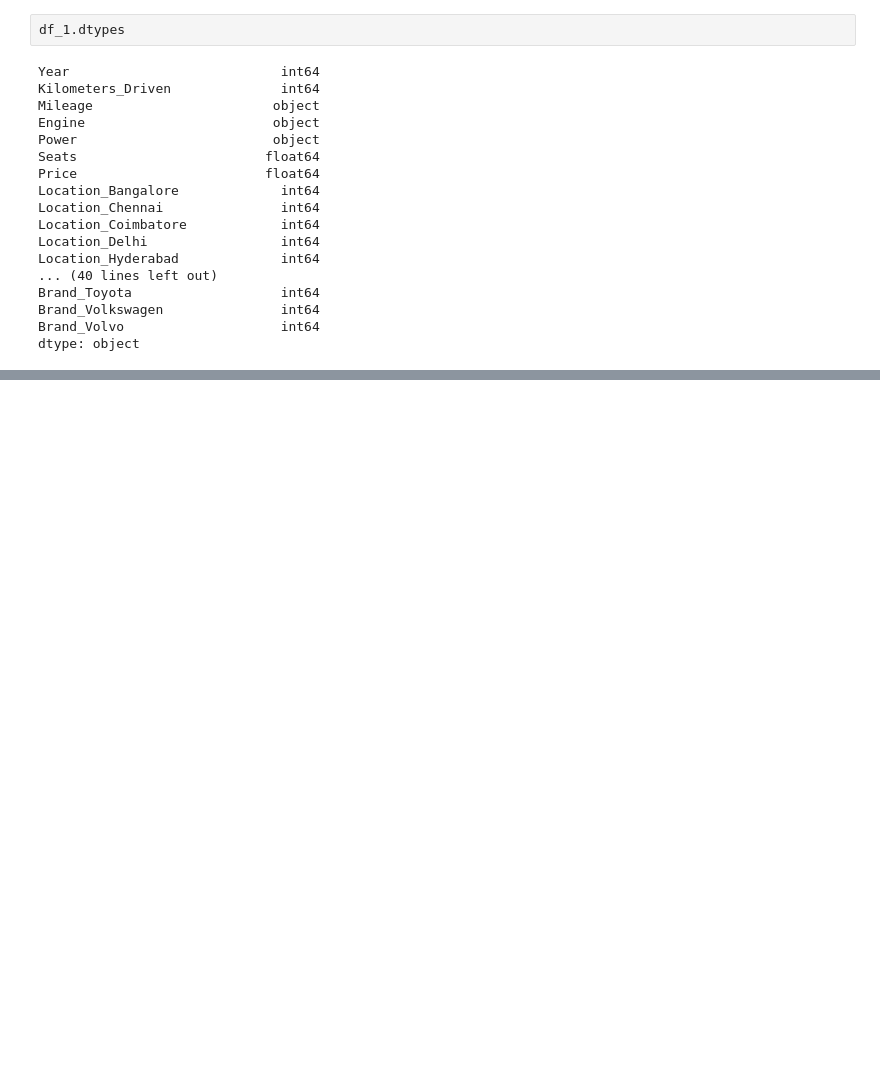
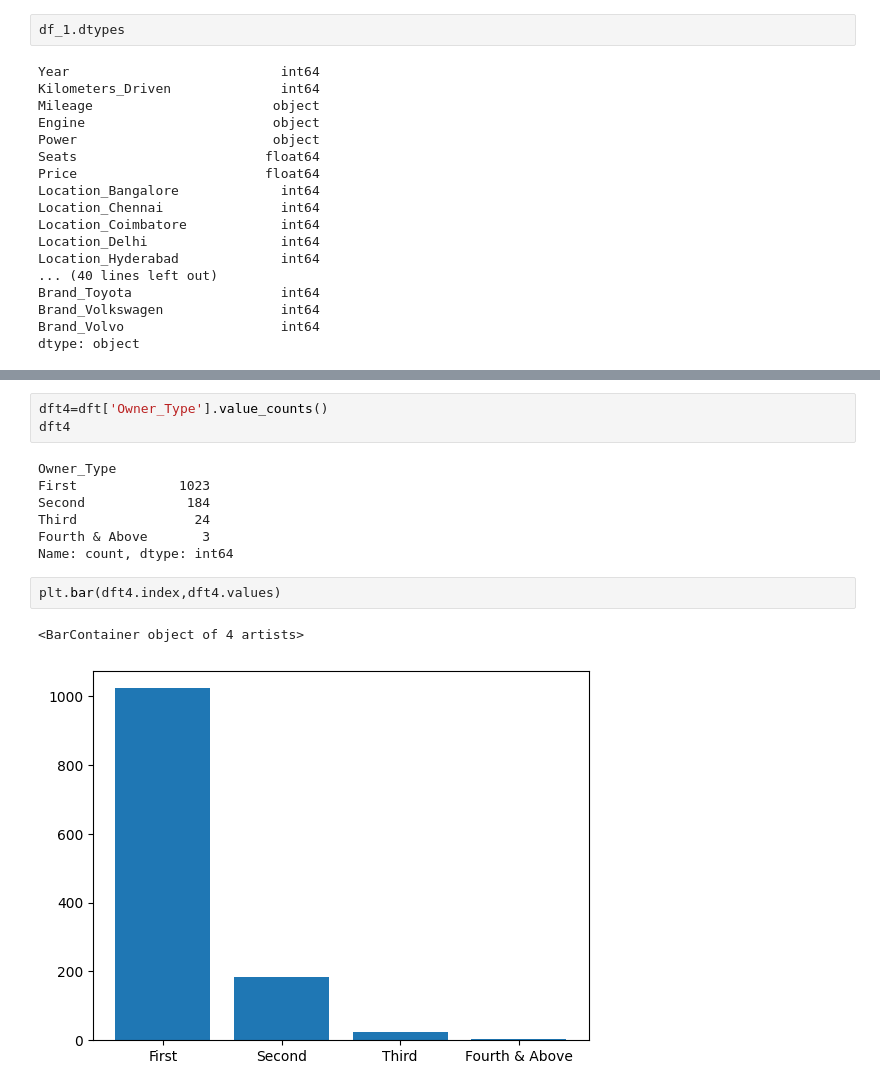
Before and after one commit to AshlinShaji/Machine-Learning, a Jupyter notebook: Regression/Polynomial_Regression/car_price_train.ipynb, the cells around one changed output, grey strips where cells are left out. Drawn from its saved outputs; the diff is of its cells as text; blank space fills up the shorter version.

```diff
--- a/Regression/Polynomial_Regression/car_price_train.ipynb
+++ b/Regression/Polynomial_Regression/car_price_train.ipynb
@@ -363,0 +624,15 @@ dtype: object
+# %%
+dft4=dft['Owner_Type'].value_counts()
+dft4
+# %% [output]
+Owner_Type
+First             1023
+Second             184
+Third               24
+Fourth & Above       3
+Name: count, dtype: int64
+# %%
+plt.bar(dft4.index,dft4.values)
+# %% [output]
+<BarContainer object of 4 artists>
+[figure, added]
```
Also changed, not shown: parts of 55 cells of this notebook.
